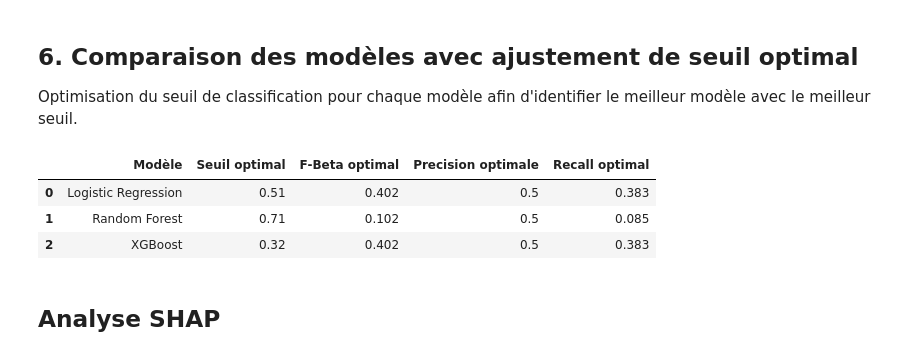
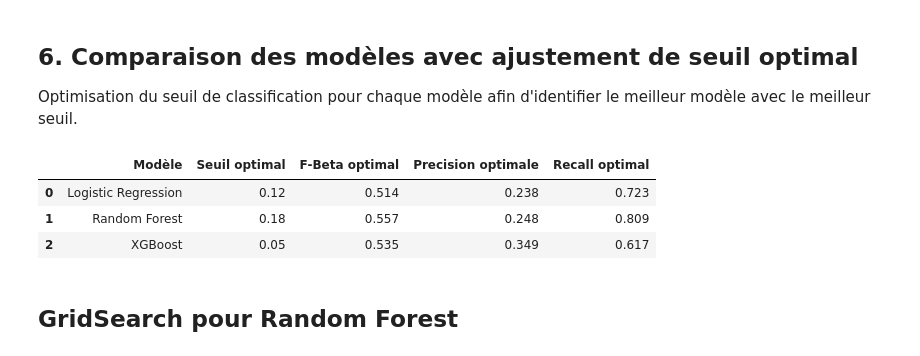
Before and after one commit to Christophe-Ringot/projet_04_OC, a Jupyter notebook: main.ipynb, the cells around one changed output. Cells and saved outputs as stored; diff of their text form; code cells hidden in the pictures.

Commit message:
ajout gridshearch et analyse shap

```diff
--- a/main.ipynb
+++ b/main.ipynb
@@ -532,5 +606,5 @@ Recall: 0.48936170212765956
 # %%
-logistic_clf = LogisticRegression(random_state=42, max_iter=1000)
+logistic_clf = LogisticRegression(random_state=50, max_iter=1000, class_weight="balanced")
 logistic_clf.fit(X_train_resampled, y_train_resampled)
 
 logistic_pred = logistic_clf.predict(X_test_final)
@@ -546,5 +620,5 @@ Recall: 0.383
 # %%
-rf_clf = RandomForestClassifier(n_estimators=100, random_state=50, n_jobs=-1)
+rf_clf = RandomForestClassifier(n_estimators=500, random_state=50, n_jobs=-1, class_weight="balanced")
 rf_clf.fit(X_train_resampled, y_train_resampled)
 
 rf_pred = rf_clf.predict(X_test_final)
@@ -644,14 +717,14 @@ Utilisation d'une cross-validation avec StratifiedKFold pour :
 - 0.20 ≤ CV < 0.30 : Modérément stable
 - CV ≥ 0.30 : Instable
 # %%
-cv = StratifiedKFold(n_splits=5, shuffle=True, random_state=42)
+cv = StratifiedKFold(n_splits=5, shuffle=True, random_state=50)
 beta=2
 
 models = {
-    'Dummy': DummyClassifier(strategy='stratified', random_state=42),
-    'Logistic Regression': LogisticRegression(random_state=42, max_iter=1000),
-    'Random Forest': RandomForestClassifier(n_estimators=100, random_state=42, n_jobs=-1),
-    'XGBoost': xgb.XGBClassifier(random_state=42, eval_metric='logloss')
+    'Dummy': DummyClassifier(strategy='stratified', random_state=50),
+    'Logistic Regression': LogisticRegression(random_state=50, max_iter=1000, class_weight="balanced"),
+    'Random Forest': RandomForestClassifier(n_estimators=500, random_state=50, n_jobs=-1, class_weight="balanced"),
+    'XGBoost': xgb.XGBClassifier(random_state=50, eval_metric='logloss')
 }
 
 cv_results = {
@@ -669,8 +742,10 @@ for model_name, model in models.items():
         X_cv_train, X_cv_val = X_train_final.iloc[train_idx], X_train_final.iloc[val_idx]
         y_cv_train, y_cv_val = y_train.iloc[train_idx], y_train.iloc[val_idx]
 
-
-        model.fit(X_cv_train, y_cv_train)
+        # AVEC SMOTE - Cohérent avec le preprocessing des modèles baseline
+        smote_cv = SMOTE(random_state=42, k_neighbors=5)
+        X_cv_train_resampled, y_cv_train_resampled = smote_cv.fit_resample(X_cv_train, y_cv_train)
+        model.fit(X_cv_train_resampled, y_cv_train_resampled)
 
         y_pred = model.predict(X_cv_val)
 
@@ -833,21 +908,22 @@ best_thresholds = {}
 
 logistic_clf = LogisticRegression(
     random_state=50,
-    max_iter=1000
+    max_iter=1000,
+    class_weight="balanced"
 )
 logistic_clf.fit(X_train_resampled, y_train_resampled)
 logistic_proba = logistic_clf.predict_proba(X_test_final)[:, 1]
 
 
 rf_clf = RandomForestClassifier(
-    n_estimators=100,
+    n_estimators=500,
     random_state=50,
     n_jobs=-1,
+    class_weight="balanced"
 )
 rf_clf.fit(X_train_resampled, y_train_resampled)
 rf_proba = rf_clf.predict_proba(X_test_final)[:, 1]
 
-scale_pos_weight = sum(y_train_resampled == 0) / sum(y_train_resampled == 1)
 xgb_clf = xgb.XGBClassifier(
     random_state=50,
     eval_metric='logloss'
@@ -861,10 +937,6 @@ models_dict = {
     'Random Forest': (rf_clf, rf_proba),
     'XGBoost': (xgb_clf, xgb_proba)
 }
-
-
-MIN_PRECISION = 0.50
-MAX_PRECISION = 0.60
 
 for model_name, (model, probas) in models_dict.items():
     seuils = np.arange(0.05, 0.95, 0.01)
@@ -878,45 +950,41 @@ for model_name, (model, probas) in models_dict.items():
 
         fbeta = fbeta_score(y_test, y_pred_custom, beta=2, zero_division=0)
         precision = precision_score(y_test, y_pred_custom, zero_division=0)
         recall = recall_score(y_test, y_pred_custom, zero_division=0)
 
-        if MIN_PRECISION <= precision <= MAX_PRECISION:
-            threshold_results.append({
-                'seuil': seuil,
-                'fbeta': fbeta,
-                'precision': precision,
-                'recall': recall
-            })
 
-    if len(threshold_results) == 0:
-        print(f"\n{model_name} : Aucun seuil trouvé avec précision entre {MIN_PRECISION:.0%} et {MAX_PRECISION:.0%}")
-        continue
+        threshold_results.append({
+            'seuil': seuil,
+            'fbeta': fbeta,
+            'precision': precision,
+            'recall': recall
+        })
 
     df_threshold = pd.DataFrame(threshold_results)
 
     best_idx = df_threshold['fbeta'].idxmax()
     best_threshold = df_threshold.loc[best_idx, 'seuil']
     best_fbeta = df_threshold.loc[best_idx, 'fbeta']
     best_precision = df_threshold.loc[best_idx, 'precision']
     best_recall = df_threshold.loc[best_idx, 'recall']
 
     best_thresholds[model_name] = best_threshold
 
 
     models_comparison.append({
         'Modèle': model_name,
         'Seuil optimal': best_threshold,
         'F-Beta optimal': best_fbeta,
         'Precision optimale': best_precision,
         'Recall optimal': best_recall,
     })
 
 
 pd.DataFrame(models_comparison).round(3)
 # %% [output]
 |  | Modèle | Seuil optimal | F-Beta optimal | Precision optimale | Recall optimal |
-| 0 | Logistic Regression | 0.51 | 0.402 | 0.5 | 0.383 |
-| 1 | Random Forest | 0.71 | 0.102 | 0.5 | 0.085 |
-| 2 | XGBoost | 0.32 | 0.402 | 0.5 | 0.383 |
+| 0 | Logistic Regression | 0.12 | 0.514 | 0.238 | 0.723 |
+| 1 | Random Forest | 0.18 | 0.557 | 0.248 | 0.809 |
+| 2 | XGBoost | 0.05 | 0.535 | 0.349 | 0.617 |
-# %% [markdown]
-## Analyse SHAP
+# %% [markdown]
+## GridSearch pour Random Forest
```
Also changed, not shown: parts of 31 cells of this notebook, 1 other file.
